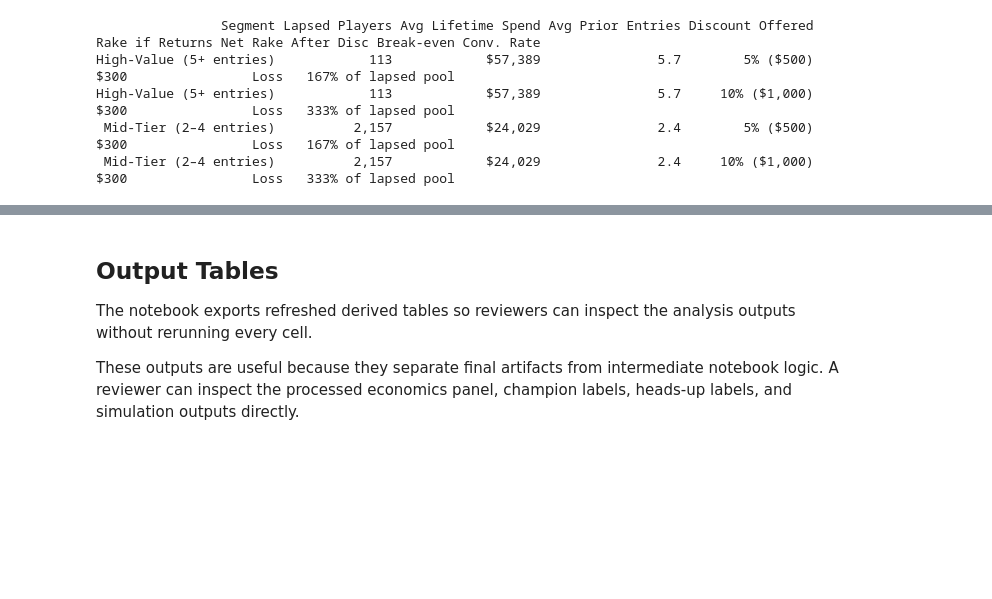
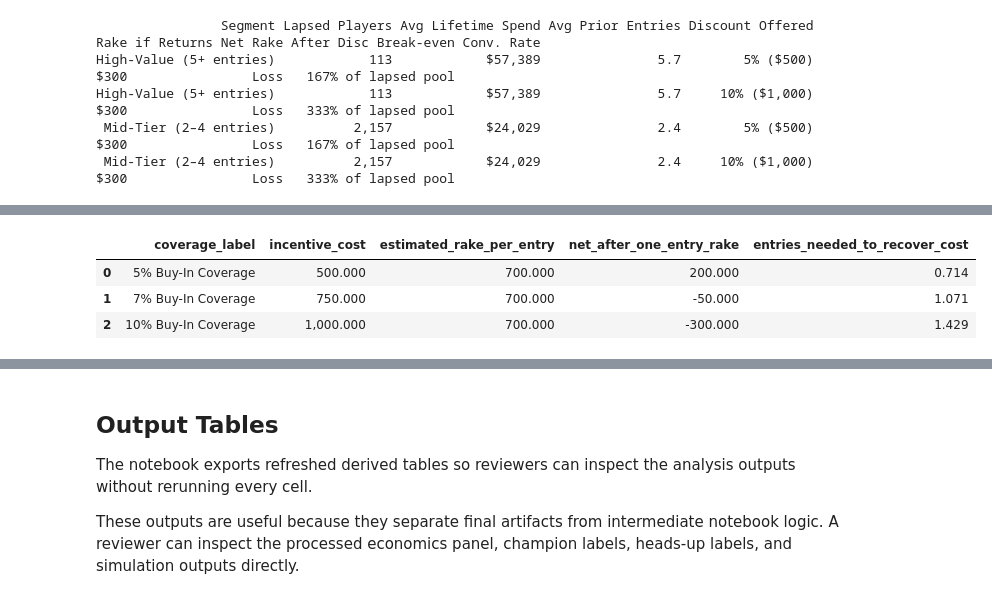
Before and after one commit to huntbrian1/WSOPProject, a Jupyter notebook: notebooks/WSOP_Main_Event_Analytics (10).ipynb, the cells around one changed output, grey strips where cells are left out. Cells and saved outputs as stored; diff of their text form; code cells hidden in the pictures; blank space fills up the shorter version.

```diff
--- a/notebooks/WSOP_Main_Event_Analytics (10).ipynb
+++ b/notebooks/WSOP_Main_Event_Analytics (10).ipynb
@@ -1328,0 +1772,45 @@ High-Value (5+ entries)            113            $57,389               5.7
+# %%
+import pandas as pd
+import plotly.graph_objects as go
+
+# Use latest modern rake economics as the reference point
+promo_base = yearly.loc[yearly["year"] >= 2004].copy()
+
+promo_base["gross_buyins"] = promo_base["entries"] * promo_base["buyin"]
+promo_base["estimated_rake_dollars"] = promo_base["gross_buyins"] - promo_base["prize_pool"]
+promo_base["rake_per_entry"] = promo_base["estimated_rake_dollars"] / promo_base["entries"]
+
+# Use the most recent year as the scenario anchor
+latest = promo_base.loc[promo_base["year"].idxmax()].copy()
+
+buyin = latest["buyin"]
+latest_rake_pct = latest["rake_pct"]
+latest_rake_per_entry = latest["rake_per_entry"]
+
+promo_scenarios = pd.DataFrame({
+    "coverage_pct": [0.05, 0.075, 0.10],
+})
+
+promo_scenarios["coverage_label"] = (promo_scenarios["coverage_pct"] * 100).astype(int).astype(str) + "% Buy-In Coverage"
+promo_scenarios["incentive_cost"] = buyin * promo_scenarios["coverage_pct"]
+promo_scenarios["estimated_rake_per_entry"] = latest_rake_per_entry
+promo_scenarios["net_after_one_entry_rake"] = promo_scenarios["estimated_rake_per_entry"] - promo_scenarios["incentive_cost"]
+
+promo_scenarios["entries_needed_to_recover_cost"] = (
+    promo_scenarios["incentive_cost"] / promo_scenarios["estimated_rake_per_entry"]
+)
+
+display_cols = [
+    "coverage_label",
+    "incentive_cost",
+    "estimated_rake_per_entry",
+    "net_after_one_entry_rake",
+    "entries_needed_to_recover_cost"
+]
+
+promo_scenarios[display_cols]
+# %% [output]
+|  | coverage_label | incentive_cost | estimated_rake_per_entry | net_after_one_entry_rake | entries_needed_to_recover_cost |
+| 0 | 5% Buy-In Coverage | 500.000 | 700.000 | 200.000 | 0.714 |
+| 1 | 7% Buy-In Coverage | 750.000 | 700.000 | -50.000 | 1.071 |
+| 2 | 10% Buy-In Coverage | 1,000.000 | 700.000 | -300.000 | 1.429 |
```
Also changed, not shown: parts of 9 cells of this notebook, 7 other files.
